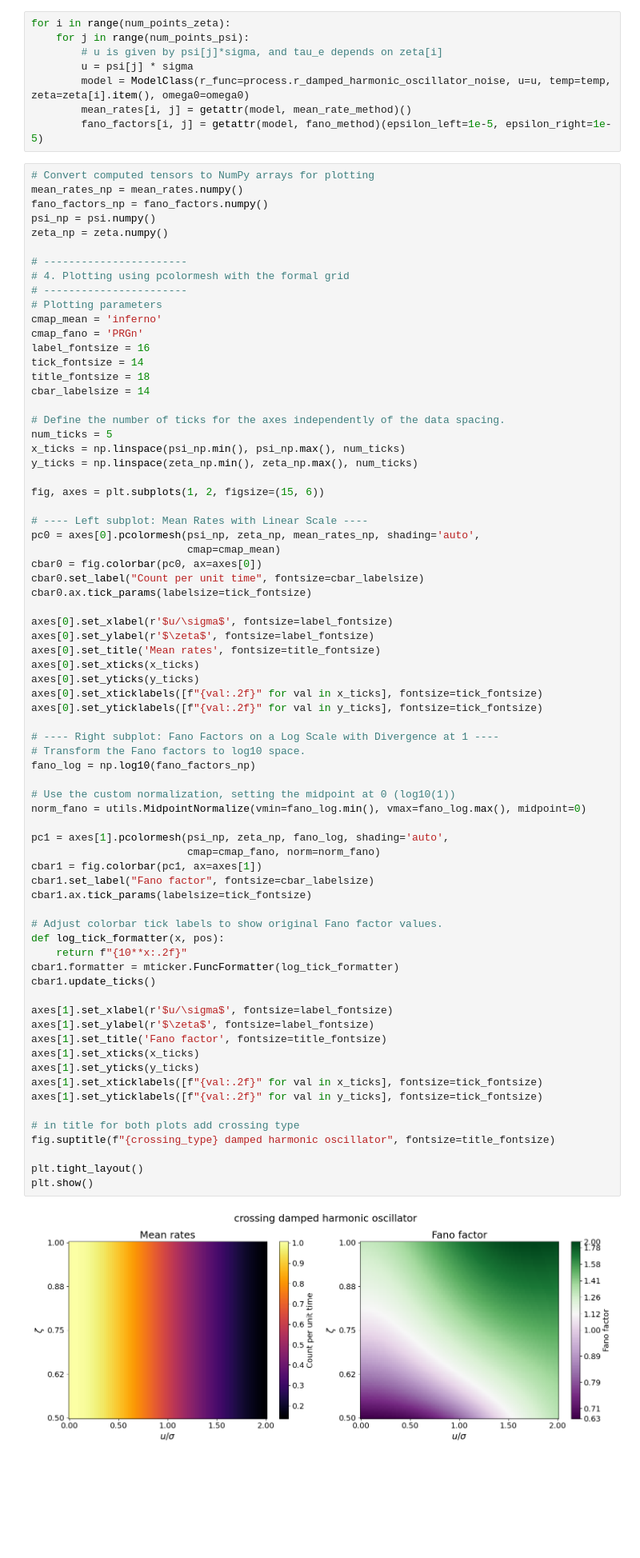
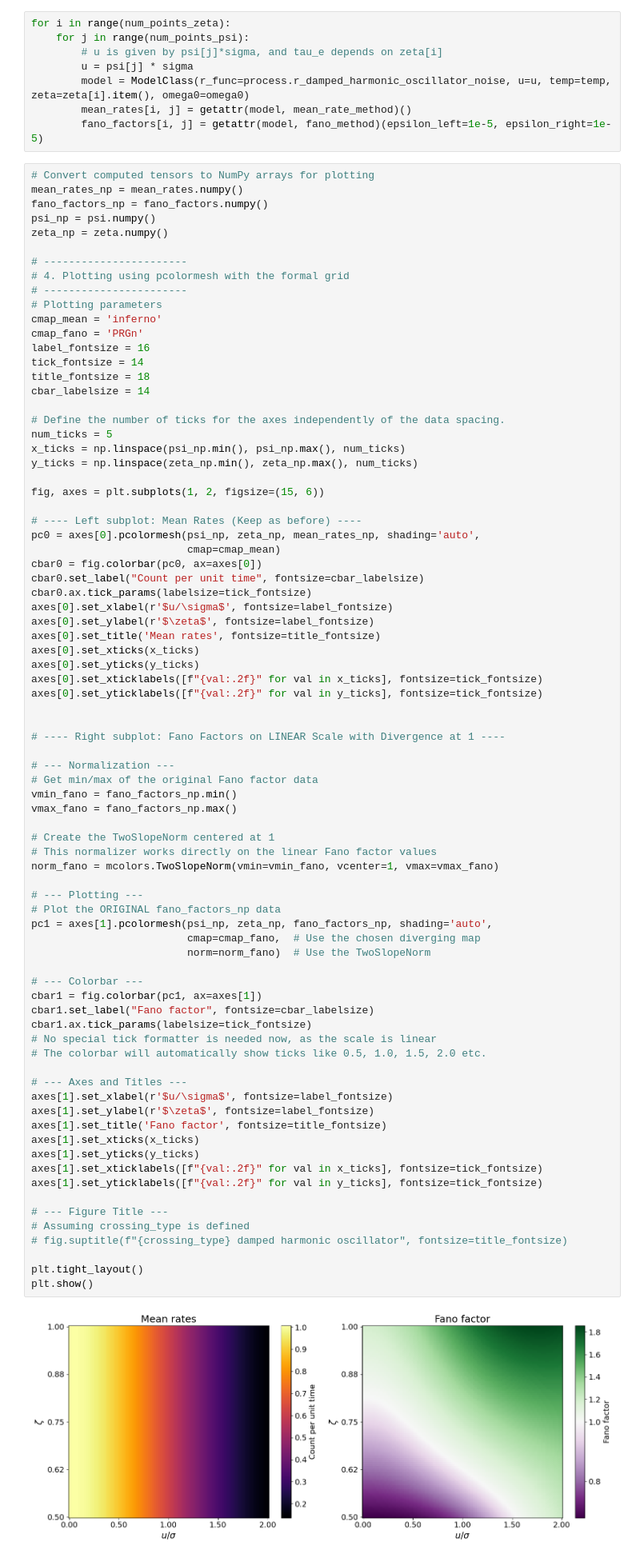
Before and after one commit to shivangrawat/gaussian-crossings, a Jupyter notebook: examples/damped_harmonic_oscillator/damped_harmonic_oscillator.ipynb, the cells around one changed output. Shown at 80% size. Saved outputs shown, nothing was run; the diff lists cells and outputs as text; blank space fills up the shorter version.

Commit message:
changed colorbar

```diff
--- a/examples/damped_harmonic_oscillator/damped_harmonic_oscillator.ipynb
+++ b/examples/damped_harmonic_oscillator/damped_harmonic_oscillator.ipynb
@@ -68,52 +69,59 @@ y_ticks = np.linspace(zeta_np.min(), zeta_np.max(), num_ticks)
 
 fig, axes = plt.subplots(1, 2, figsize=(15, 6))
 
-# ---- Left subplot: Mean Rates with Linear Scale ----
+# ---- Left subplot: Mean Rates (Keep as before) ----
 pc0 = axes[0].pcolormesh(psi_np, zeta_np, mean_rates_np, shading='auto',
                          cmap=cmap_mean)
 cbar0 = fig.colorbar(pc0, ax=axes[0])
 cbar0.set_label("Count per unit time", fontsize=cbar_labelsize)
 cbar0.ax.tick_params(labelsize=tick_fontsize)
-
 axes[0].set_xlabel(r'$u/\sigma$', fontsize=label_fontsize)
 axes[0].set_ylabel(r'$\zeta$', fontsize=label_fontsize)
 axes[0].set_title('Mean rates', fontsize=title_fontsize)
 axes[0].set_xticks(x_ticks)
 axes[0].set_yticks(y_ticks)
 axes[0].set_xticklabels([f"{val:.2f}" for val in x_ticks], fontsize=tick_fontsize)
 axes[0].set_yticklabels([f"{val:.2f}" for val in y_ticks], fontsize=tick_fontsize)
 
-# ---- Right subplot: Fano Factors on a Log Scale with Divergence at 1 ----
-# Transform the Fano factors to log10 space.
-fano_log = np.log10(fano_factors_np)
 
-# Use the custom normalization, setting the midpoint at 0 (log10(1))
-norm_fano = utils.MidpointNormalize(vmin=fano_log.min(), vmax=fano_log.max(), midpoint=0)
+# ---- Right subplot: Fano Factors on LINEAR Scale with Divergence at 1 ----
 
-pc1 = axes[1].pcolormesh(psi_np, zeta_np, fano_log, shading='auto',
-                         cmap=cmap_fano, norm=norm_fano)
+# --- Normalization ---
+# Get min/max of the original Fano factor data
+vmin_fano = fano_factors_np.min()
+vmax_fano = fano_factors_np.max()
+
+# Create the TwoSlopeNorm centered at 1
+# This normalizer works directly on the linear Fano factor values
+norm_fano = mcolors.TwoSlopeNorm(vmin=vmin_fano, vcenter=1, vmax=vmax_fano)
+
+# --- Plotting ---
+# Plot the ORIGINAL fano_factors_np data
+pc1 = axes[1].pcolormesh(psi_np, zeta_np, fano_factors_np, shading='auto',
+                         cmap=cmap_fano,  # Use the chosen diverging map
+                         norm=norm_fano)  # Use the TwoSlopeNorm
+
+# --- Colorbar ---
 cbar1 = fig.colorbar(pc1, ax=axes[1])
 cbar1.set_label("Fano factor", fontsize=cbar_labelsize)
 cbar1.ax.tick_params(labelsize=tick_fontsize)
+# No special tick formatter is needed now, as the scale is linear
+# The colorbar will automatically show ticks like 0.5, 1.0, 1.5, 2.0 etc.
 
-# Adjust colorbar tick labels to show original Fano factor values.
-def log_tick_formatter(x, pos):
-    return f"{10**x:.2f}"
-cbar1.formatter = mticker.FuncFormatter(log_tick_formatter)
-cbar1.update_ticks()
-
+# --- Axes and Titles ---
 axes[1].set_xlabel(r'$u/\sigma$', fontsize=label_fontsize)
 axes[1].set_ylabel(r'$\zeta$', fontsize=label_fontsize)
 axes[1].set_title('Fano factor', fontsize=title_fontsize)
 axes[1].set_xticks(x_ticks)
 axes[1].set_yticks(y_ticks)
 axes[1].set_xticklabels([f"{val:.2f}" for val in x_ticks], fontsize=tick_fontsize)
 axes[1].set_yticklabels([f"{val:.2f}" for val in y_ticks], fontsize=tick_fontsize)
 
-# in title for both plots add crossing type
-fig.suptitle(f"{crossing_type} damped harmonic oscillator", fontsize=title_fontsize)
+# --- Figure Title ---
+# Assuming crossing_type is defined
+# fig.suptitle(f"{crossing_type} damped harmonic oscillator", fontsize=title_fontsize)
 
 plt.tight_layout()
 plt.show()
 # %% [output]
-[figure, old version]
+[figure, new version]
```
Also changed, not shown: parts of 1 cell of this notebook, 2 other files.
